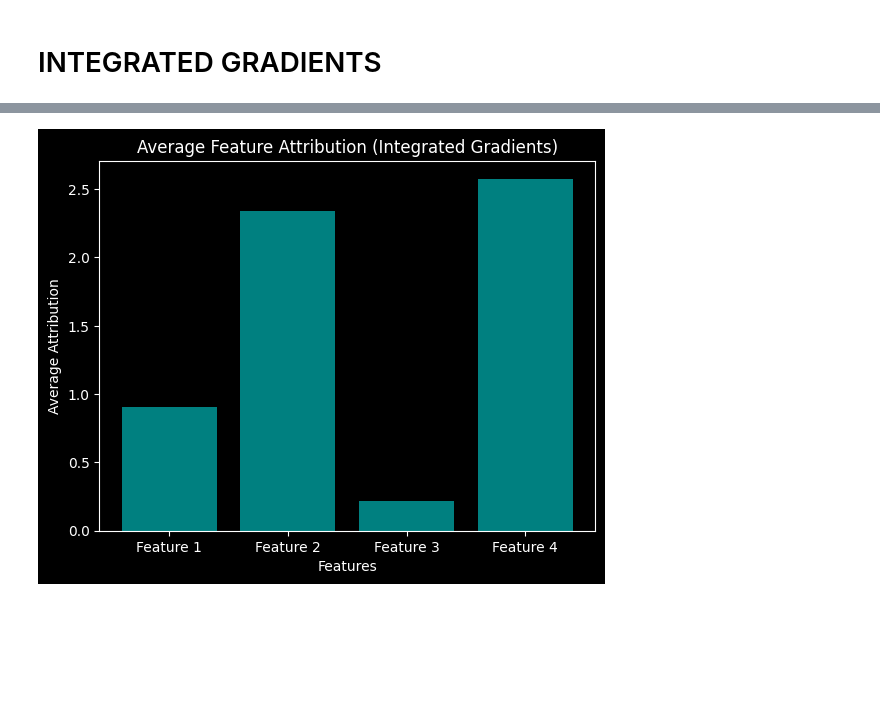
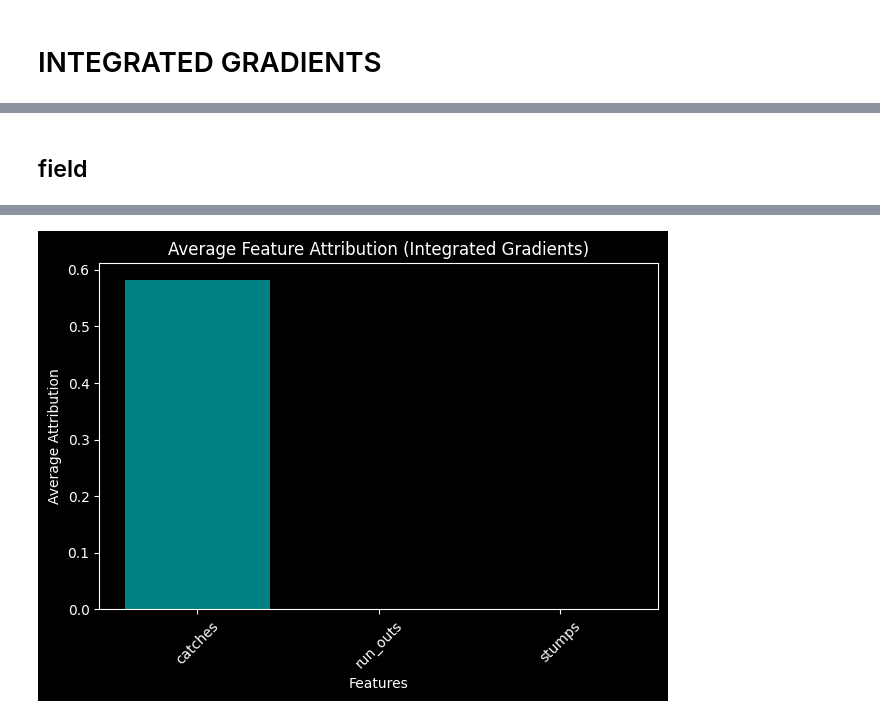
Before and after one commit to peroxidemonke07/fantasy-recommender, a Jupyter notebook: notebooks/main.ipynb, the cells around one changed output, grey strips where cells are left out. Cells and saved outputs as stored; diff of their text form; code cells hidden in the pictures; blank space fills up the shorter version.

```diff
--- a/notebooks/main.ipynb
+++ b/notebooks/main.ipynb
@@ -330,32 +214,38 @@ LSTMModel(
+# %% [markdown]
+## field
 # %%
 import torch
 from captum.attr import IntegratedGradients
 import matplotlib.pyplot as plt
 
+# Feature names
+feature_names = ['catches', 'run_outs', 'stumps']
+
 # Initialize the Integrated Gradients explainer
-ig = IntegratedGradients(lstm_model_bat)
+ig = IntegratedGradients(lstm_model_field)
 
-# Reshape input to include batch dimension (1, 5, 4)
-input_tensor = torch.FloatTensor(X_test_reshaped[0]).unsqueeze(0)  # Shape: [1, 5, 4]
+# Reshape input to include batch dimension (1, 5, 3)
+X_test_reshaped = X_test_field.values.reshape(-1, 5, 3)
+input_tensor = torch.FloatTensor(X_test_reshaped[0]).unsqueeze(0)  # Shape: [1, 5, 3]
 baseline_tensor = torch.zeros_like(input_tensor)  # Same shape as input_tensor with batch dimension
 
 # Compute Integrated Gradients
 attributions, delta = ig.attribute(input_tensor, baseline_tensor, target=0, return_convergence_delta=True)
 
-# Remove batch dimension and convert to numpy (Shape: [5, 4])
+# Remove batch dimension and convert to numpy (Shape: [5, 3])
 attributions_np = attributions.squeeze(0).detach().numpy()
 
 # Calculate average attribution across time steps for each feature (axis 0 is time step)
 avg_attributions = attributions_np.mean(axis=0)
 
 # Plot the bar graph of average attributions per feature
-features = [f"Feature {i+1}" for i in range(avg_attributions.shape[0])]
-
-plt.bar(features, avg_attributions, color='teal')
+plt.bar(feature_names, avg_attributions, color='teal')
 plt.xlabel('Features')
 plt.ylabel('Average Attribution')
 plt.title('Average Feature Attribution (Integrated Gradients)')
+plt.xticks(rotation=45)  # Rotate x-axis labels if needed
+plt.tight_layout()       # Adjust layout to prevent label overlap
 plt.show()
 # %% [output]
 [interactive output not drawn]
-[figure, old version]
+[figure, new version]
```
Also changed, not shown: parts of 11 cells of this notebook, 1 other file.
